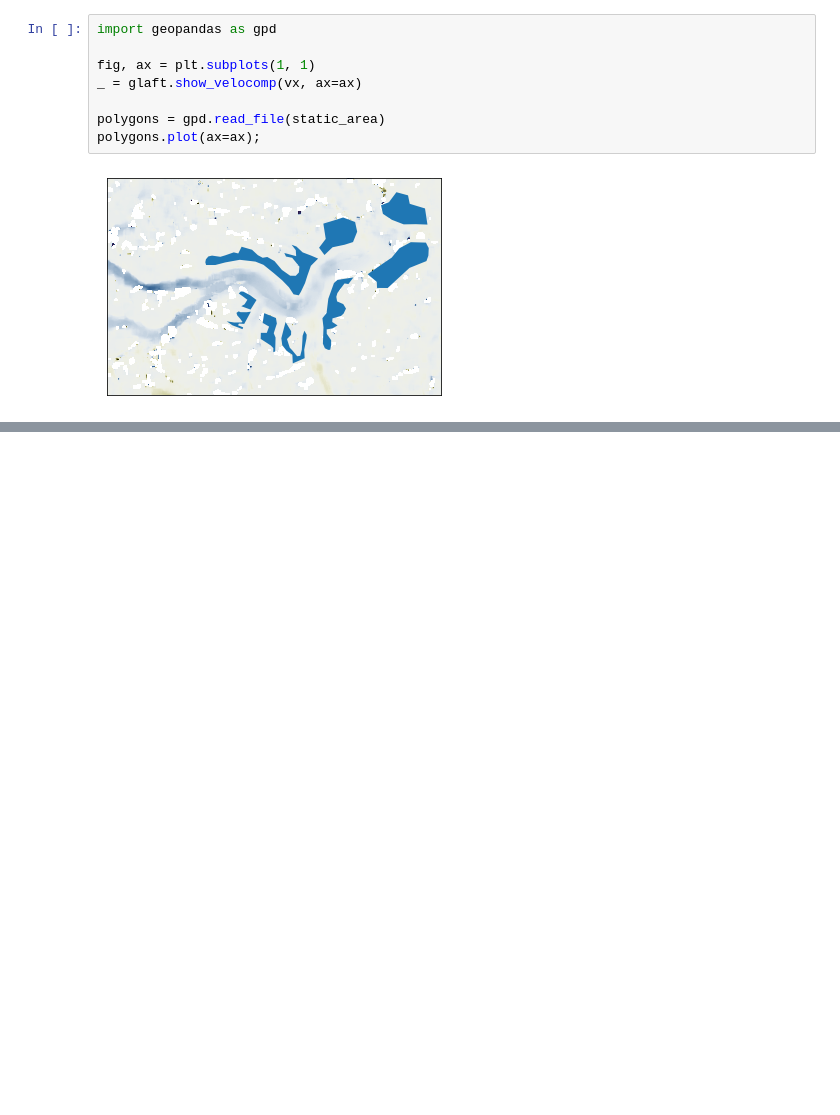
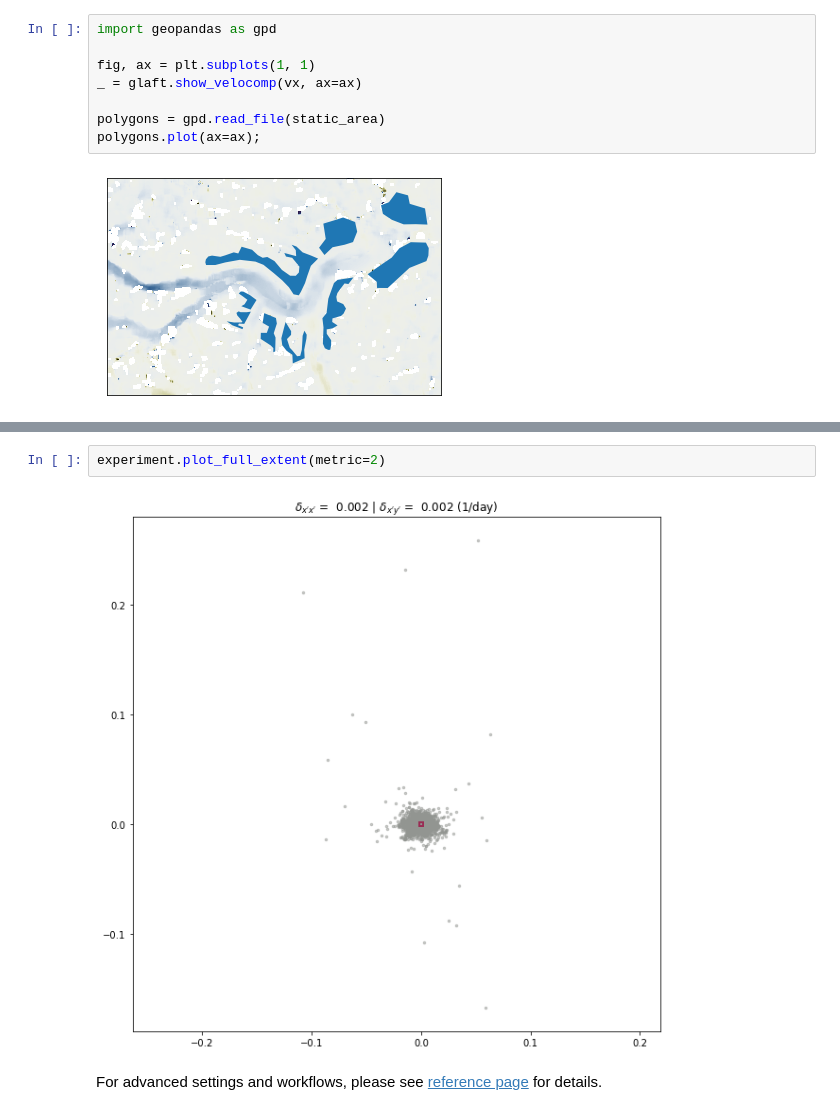
Before and after one commit to whyjz/GLAFT, a Jupyter notebook: doc/quickstart.ipynb, the cells around one changed output, grey strips where cells are left out. Saved outputs shown, nothing was run; the diff lists cells and outputs as text; blank space fills up the shorter version.

```diff
--- a/doc/quickstart.ipynb
+++ b/doc/quickstart.ipynb
@@ -64,0 +176,6 @@ To calculate metrics, we first construct a `glaft.Velocity` object with all nece
+# %%
+experiment.plot_full_extent(metric=2)
+# %% [output]
+[figure, added]
+# %% [markdown]
+For advanced settings and workflows, please see [reference page](reference) for details.
```
Also changed, not shown: parts of 21 cells of this notebook.
